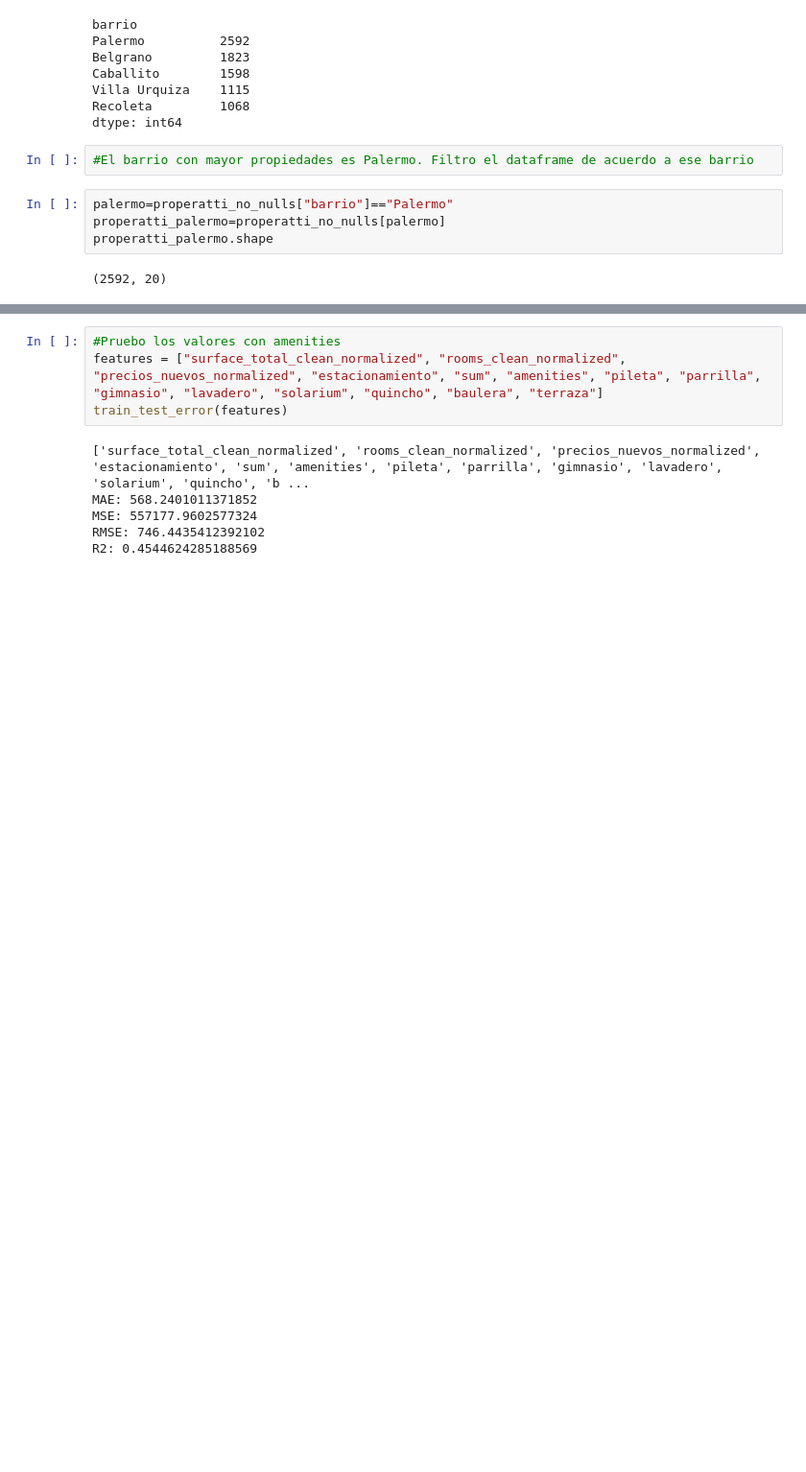
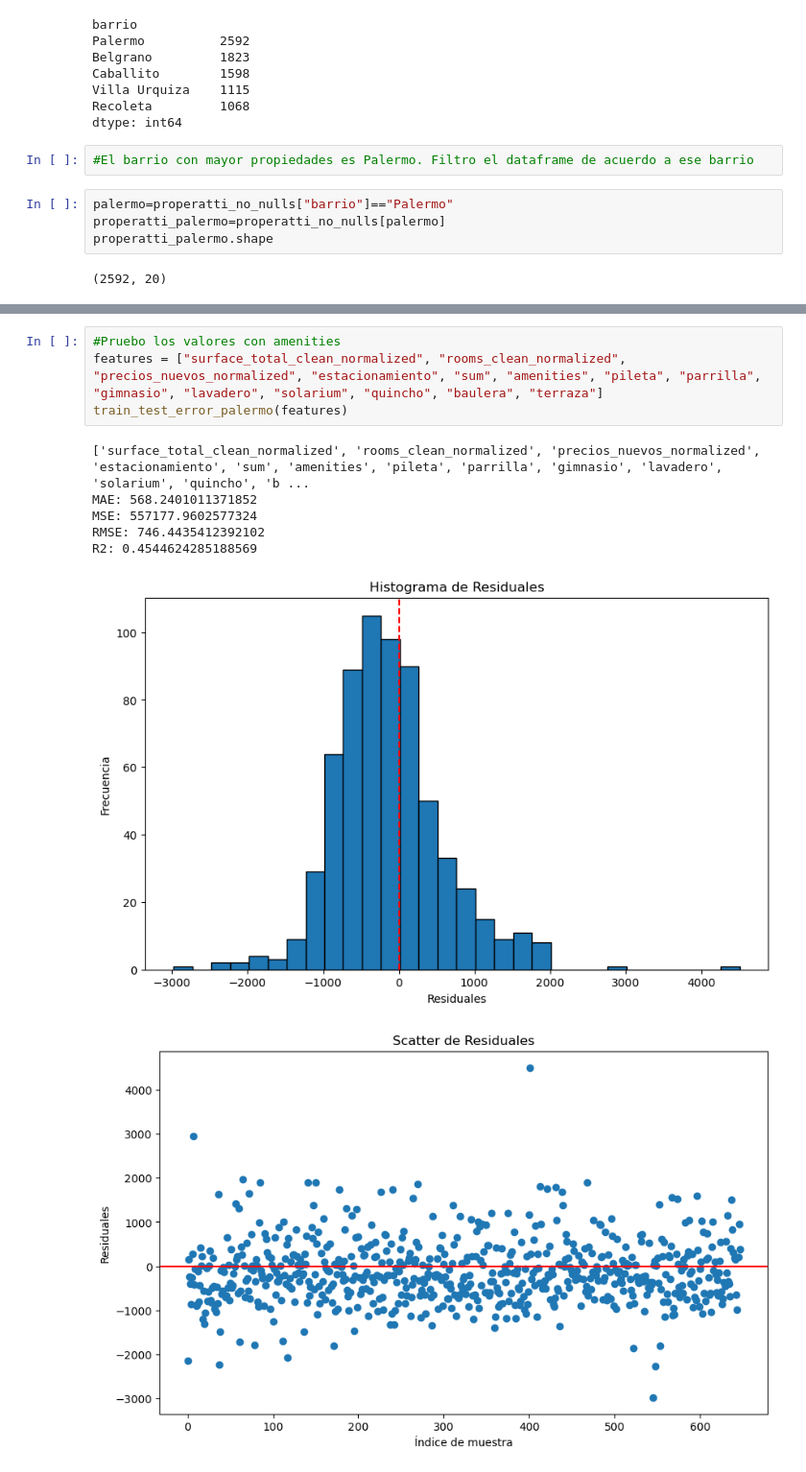
Before and after one commit to juansv2k2/property-price-analysis, a Jupyter notebook: tp_parte2-no-imput.ipynb, the cells around one changed output, grey strips where cells are left out. Shown at 96% size. Saved outputs shown, nothing was run; the diff lists cells and outputs as text; blank space fills up the shorter version.

```diff
--- a/tp_parte2-no-imput.ipynb
+++ b/tp_parte2-no-imput.ipynb
@@ -609,13 +631,15 @@ R2: 0.3749285417277898
 # %%
 #Pruebo los valores con amenities
 features = ["surface_total_clean_normalized", "rooms_clean_normalized", "precios_nuevos_normalized", "estacionamiento", "sum", "amenities", "pileta", "parrilla", "gimnasio", "lavadero", "solarium", "quincho", "baulera", "terraza"]
-train_test_error(features)
+train_test_error_palermo(features)
 # %% [output]
 ['surface_total_clean_normalized', 'rooms_clean_normalized', 'precios_nuevos_normalized', 'estacionamiento', 'sum', 'amenities', 'pileta', 'parrilla', 'gimnasio', 'lavadero', 'solarium', 'quincho', 'b ...
 MAE: 568.2401011371852
 MSE: 557177.9602577324
 RMSE: 746.4435412392102
 R2: 0.4544624285188569
+[figure, added]
+[figure, added]
 # %%
 def train_test_error_lasso_palermo(feature_cols):
     X = properatti_palermo[feature_cols]
```
Also changed, not shown: parts of 18 cells of this notebook.
